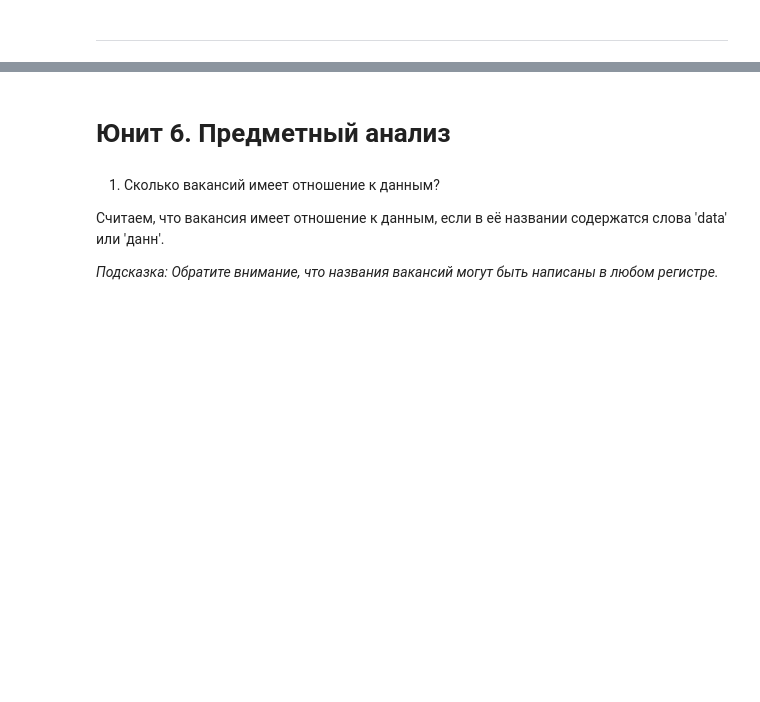
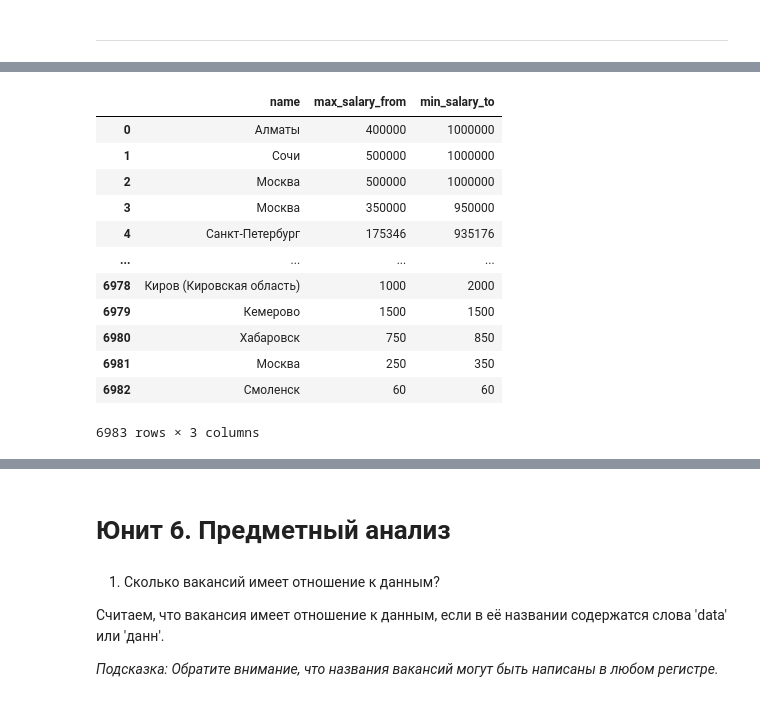
Before and after one commit to chingachguk1977/DST-HeadHunter-Pjt-2--SQL, a Jupyter notebook: SF_DST_Project2_SQL.ipynb, the cells around one changed output, grey strips where cells are left out. Drawn from its saved outputs; the diff is of its cells as text; code cells hidden in the pictures; blank space fills up the shorter version.

```diff
--- a/SF_DST_Project2_SQL.ipynb
+++ b/SF_DST_Project2_SQL.ipynb
@@ -319,0 +451,29 @@ df.head()
+# %%
+# узнать максимальную минимальную зп и минимальную максимальную зп, предлагаемую по вакансиям в разных регионах
+# и отсортировать, чтоб посмотреть, какие диапазоны зарплат по регионам
+query_5_misc_1 = f'''
+    select a.name, max(v.salary_from) max_salary_from, min(v.salary_to) min_salary_to
+    from areas a
+    left join vacancies v on a.id = v.area_id
+    group by a.name, v.salary_from, v.salary_to
+    having v.salary_from is not null and v.salary_to is not null
+    order by min_salary_to desc
+'''
+
+# результат запроса
+df = pd.read_sql_query(query_5_misc_1, connection)
+df
+# %% [output]
+|  | name | max_salary_from | min_salary_to |
+| 0 | Алматы | 400000 | 1000000 |
+| 1 | Сочи | 500000 | 1000000 |
+| 2 | Москва | 500000 | 1000000 |
+| 3 | Москва | 350000 | 950000 |
+| 4 | Санкт-Петербург | 175346 | 935176 |
+| ... | ... | ... | ... |
+| 6978 | Киров (Кировская область) | 1000 | 2000 |
+| 6979 | Кемерово | 1500 | 1500 |
+| 6980 | Хабаровск | 750 | 850 |
+| 6981 | Москва | 250 | 350 |
+| 6982 | Смоленск | 60 | 60 |
+6983 rows × 3 columns
```
Also changed, not shown: parts of 46 cells of this notebook.
